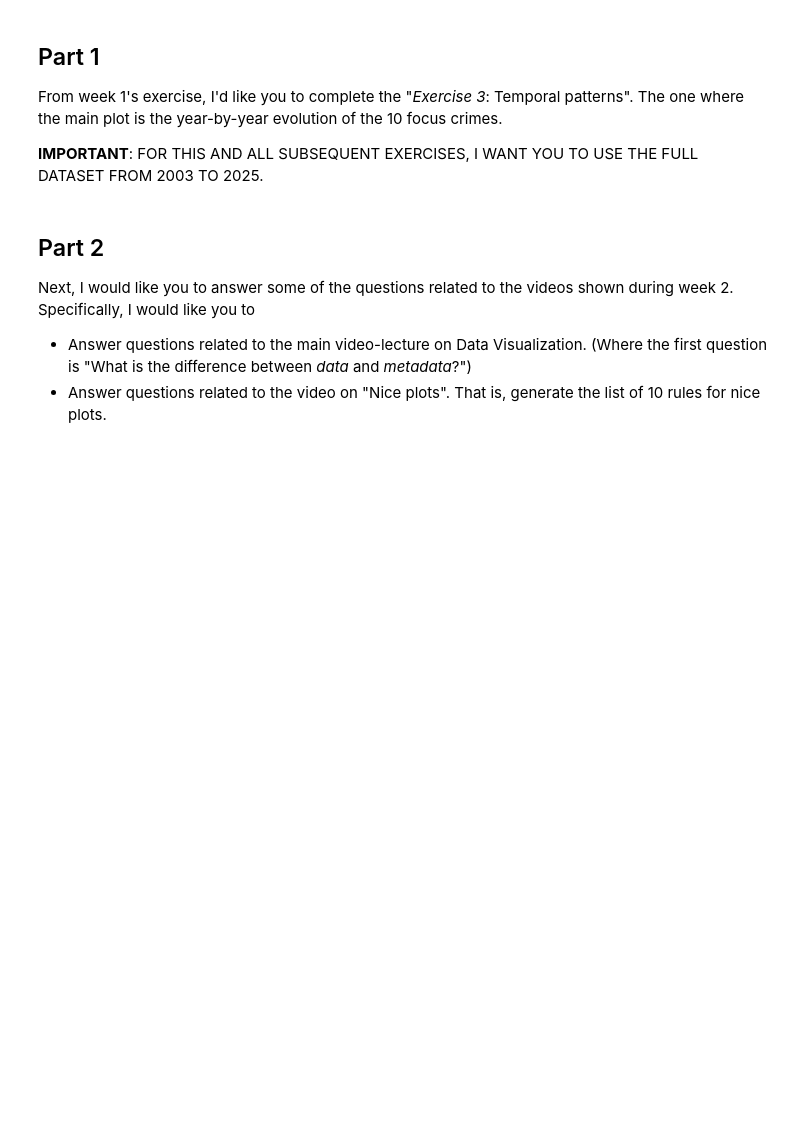
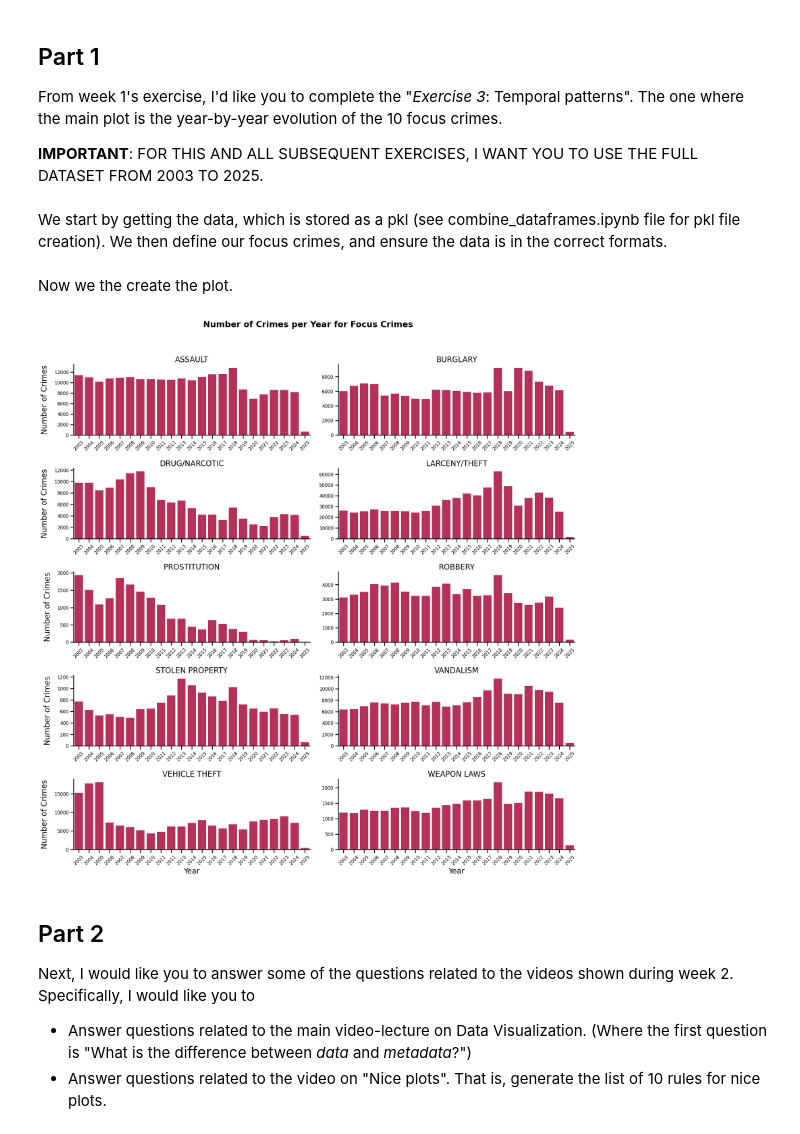
Before and after one commit to fvhreimert/socialdata_assigment1, a Jupyter notebook: Assignment1_fix.ipynb, the cells around one changed output. Saved outputs shown, nothing was run; the diff lists cells and outputs as text; code cells hidden in the pictures; blank space fills up the shorter version.

```diff
--- a/Assignment1_fix.ipynb
+++ b/Assignment1_fix.ipynb
@@ -17,3 +22,72 @@ From week 1's exercise, I'd like you to complete the "*Exercise 3*: Temporal pat
+# %% [markdown]
+We start by getting the data, which is stored as a pkl (see combine_dataframes.ipynb file for pkl file creation). We then define our focus crimes, and ensure the data is in the correct formats.
+# %%
+df = pd.read_pickle('combined_df.pkl')
+
+focuscrimes = set(['WEAPON LAWS', 'PROSTITUTION', 'ROBBERY', 'BURGLARY', 'ASSAULT', 'DRUG/NARCOTIC',
+                   'LARCENY/THEFT', 'VANDALISM', 'VEHICLE THEFT', 'STOLEN PROPERTY'])
+
+df['Date'] = pd.to_datetime(df['Date'])
+focuscrime_df = df[df['Category'].isin(focuscrimes)].copy()
+focuscrime_df['Year'] = focuscrime_df['Date'].dt.year
+# %% [markdown]
+Now we the create the plot.
+# %%
+# Set context to increase text sizes for a talk-like presentation style
+sns.set_context("talk", font_scale=1.1)
+
+# Ensure the 'Date' column is in datetime format
+df['Date'] = pd.to_datetime(df['Date'], errors='coerce')
+
+# Filter the DataFrame to only include focus crimes
+focuscrimes = set(['WEAPON LAWS', 'PROSTITUTION', 'ROBBERY', 'BURGLARY', 'ASSAULT',
+                   'DRUG/NARCOTIC', 'LARCENY/THEFT', 'VANDALISM', 'VEHICLE THEFT', 'STOLEN PROPERTY'])
+focuscrime_df = df[df['Category'].isin(focuscrimes)].copy()
+
+# Extract the year from the 'Date' column
+focuscrime_df['Year'] = focuscrime_df['Date'].dt.year
+
+# Group by 'Category' and 'Year' and count occurrences
+crime_counts = (
+    focuscrime_df.groupby(['Category', 'Year'])
+    .size()
+    .reset_index(name='Count')
+)
+
+# Create a facet grid with 2 columns and free y-axis for each plot (sharey=False)
+g = sns.FacetGrid(crime_counts, col="Category", col_wrap=2, height=4, aspect=2.5, sharey=False, sharex=False)
+
+# Extract a single color from the 'rocket' palette
+rocket_color = sns.color_palette("rocket", 1)[0]
+
+# Use map_dataframe to pass the data subset to each facet and create a barplot with the chosen color
+g.map_dataframe(sns.barplot, x="Year", y="Count", color=rocket_color)
+
+# Customize the axis labels and facet titles
+g.set_axis_labels("Year", "Number of Crimes")
+g.set_titles("{col_name}")
+
+# Increase space between the y-axis title and the plot
+for ax in g.axes.flat:
+    ax.yaxis.labelpad = 15
+
+# Tick label sizes on each axis
+for ax in g.axes.flat:
+    ax.tick_params(axis='both', labelsize=12)
+
+# Rotate x-axis labels
+for ax in g.axes.flat:
+    for label in ax.get_xticklabels():
+        label.set_rotation(45)
+
+# Title
+g.fig.suptitle("Number of Crimes per Year for Focus Crimes", fontsize=22, fontweight='bold', y=1.02)
+
+# Adjust layout to prevent overlap
+plt.tight_layout()
+plt.show()
+# %% [output]
+[figure, added]
 # %% [markdown]
 ## Part 2
 
```
Also changed, not shown: parts of 1 cell of this notebook.
